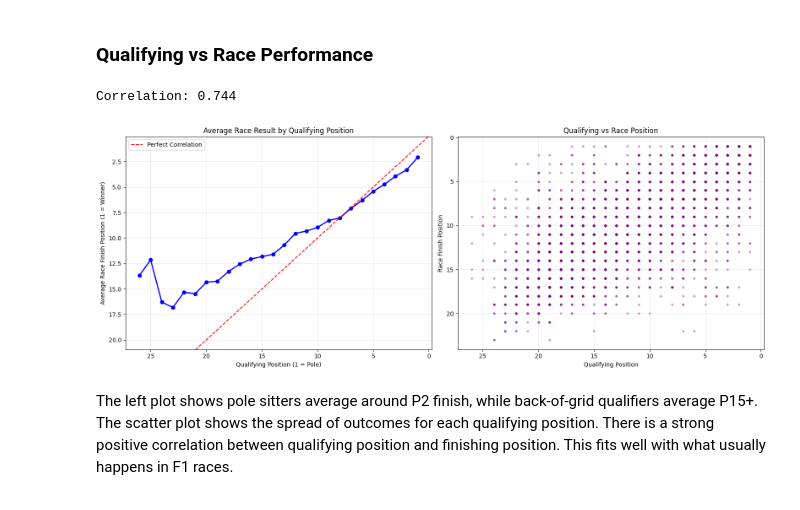
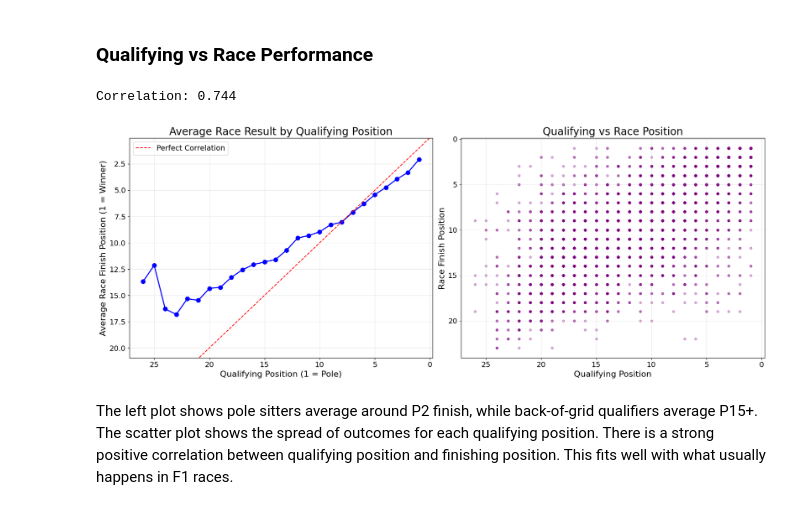
Before and after one commit to noelleketoo/F1-Racing-Analysis, a Jupyter notebook: analysis.ipynb, the cells around one changed output. Drawn from its saved outputs; the diff is of its cells as text; code cells hidden in the pictures.

```diff
--- a/analysis.ipynb
+++ b/analysis.ipynb
@@ -384,44 +386,54 @@ tmp = pd.merge(results, qualifying[['raceId', 'driverId', 'position']],
 tmp = tmp.rename(columns={'position_x': 'race_position', 'position_y': 'qualifying_position'})
 
 for col in ['race_position', 'qualifying_position']:
     tmp[col] = pd.to_numeric(tmp[col], errors='coerce')
 
 tmp = tmp.dropna(subset=['race_position', 'qualifying_position'])
 tmp = tmp[(tmp['race_position'] > 0) & (tmp['qualifying_position'] > 0)]
 
 correlation = tmp[['qualifying_position', 'race_position']].corr()
 print(f"Correlation: {correlation.loc['qualifying_position', 'race_position']:.3f}")
 
 avg_finish = tmp.groupby('qualifying_position')['race_position'].mean().reset_index()
 
-fig, (ax1, ax2) = plt.subplots(1, 2, figsize=(16, 6))
+fig, (ax1, ax2) = plt.subplots(1, 2, figsize=(18, 7))
 
 ax1.plot(avg_finish['qualifying_position'], avg_finish['race_position'],
-         marker='o', linewidth=2, markersize=6, color='blue')
-ax1.set_xlabel("Qualifying Position (1 = Pole)")
-ax1.set_ylabel("Average Race Finish Position (1 = Winner)")
-ax1.set_title("Average Race Result by Qualifying Position")
+         marker='o', linewidth=2, markersize=8, color='blue')
+
+ax1.set_xlabel("Qualifying Position (1 = Pole)", fontsize=16)
+ax1.set_ylabel("Average Race Finish Position (1 = Winner)", fontsize=16)
+ax1.set_title("Average Race Result by Qualifying Position", fontsize=20)
+
+ax1.tick_params(axis='both', labelsize=14)
+
 ax1.invert_xaxis()
 ax1.invert_yaxis()
+
 ax1.grid(True, alpha=0.3)
 ax1.axline((1, 1), (20, 20), color='red', linestyle='--', label='Perfect Correlation')
-ax1.legend()
+ax1.legend(fontsize=14)
 
 scatter_data = tmp.sample(min(5000, len(tmp)))
+
 ax2.scatter(scatter_data['qualifying_position'], scatter_data['race_position'],
-           alpha=0.3, s=10, color='purple')
-ax2.set_xlabel("Qualifying Position")
-ax2.set_ylabel("Race Finish Position")
-ax2.set_title("Qualifying vs Race Position")
+            alpha=0.3, s=20, color='purple')
+
+ax2.set_xlabel("Qualifying Position", fontsize=16)
+ax2.set_ylabel("Race Finish Position", fontsize=16)
+ax2.set_title("Qualifying vs Race Position", fontsize=20)
+
+ax2.tick_params(axis='both', labelsize=14)
+
 ax2.invert_xaxis()
 ax2.invert_yaxis()
 ax2.grid(True, alpha=0.3)
 
 plt.tight_layout()
 plt.show()
 # %% [output]
 Correlation: 0.744
-[figure, old version]
+[figure, new version]
 # %% [markdown]
 The left plot shows pole sitters average around P2 finish, while back-of-grid qualifiers average P15+. The scatter plot shows the spread of outcomes for each qualifying position. There is a strong positive correlation between qualifying position and finishing position. This fits well with what usually happens in F1 races.
 # %% [markdown]
```
Also changed, not shown: parts of 1 cell of this notebook.
